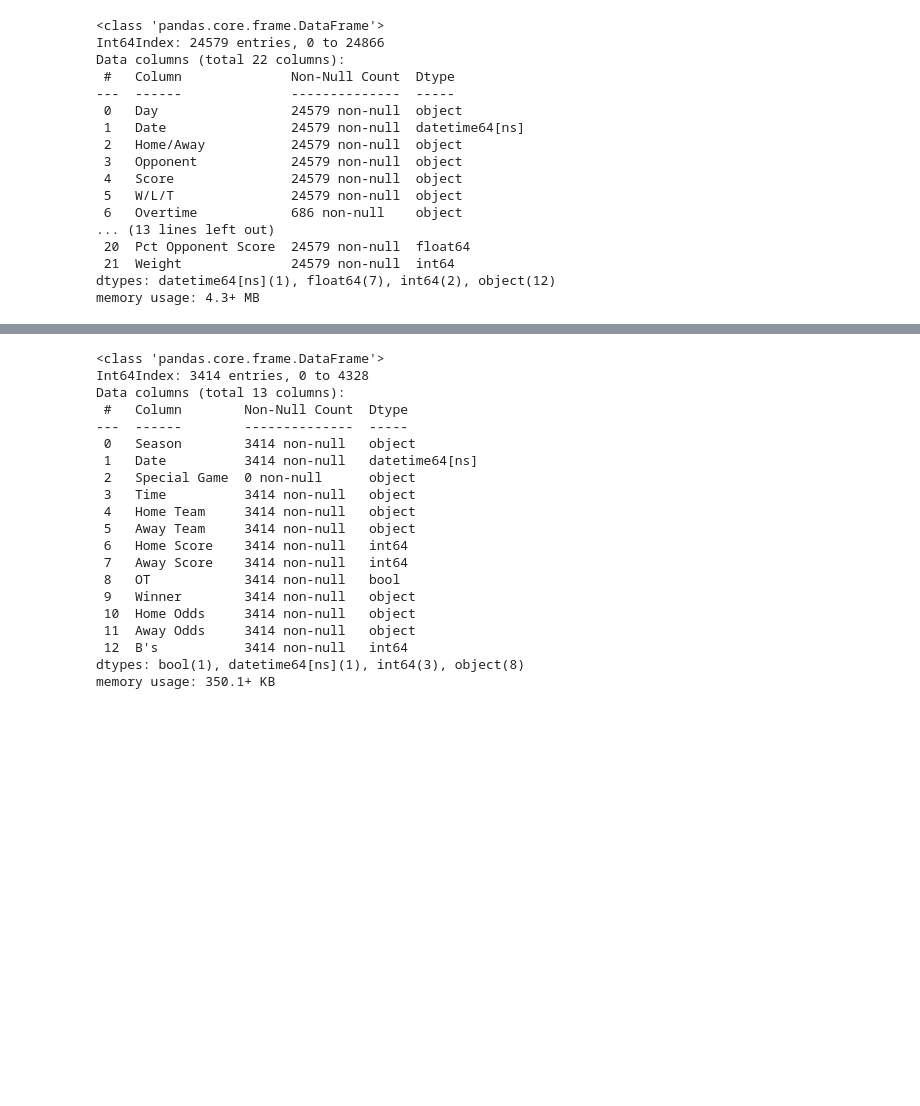
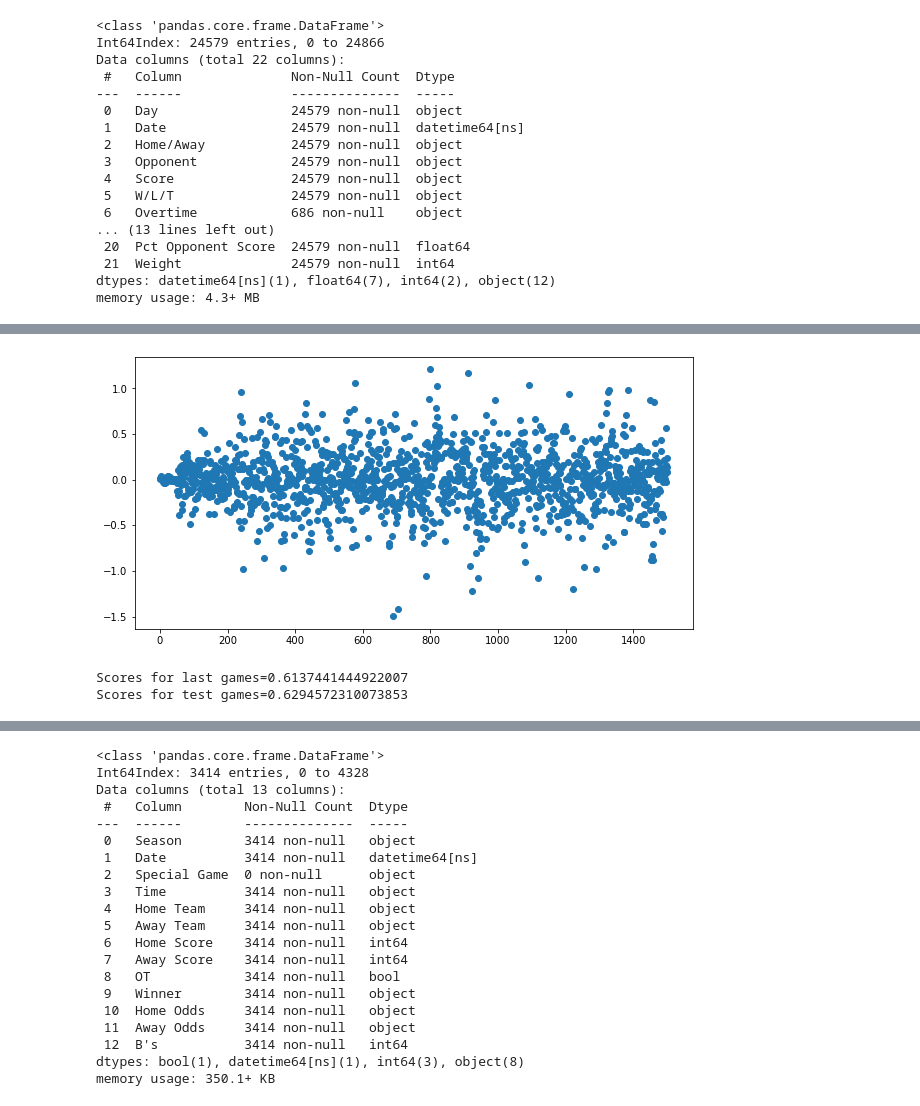
Before and after one commit to Eric-w-H/ORIE4741_Project, a Jupyter notebook: models/last-n-games-scores-only.ipynb, the cells around one changed output, grey strips where cells are left out. Drawn from its saved outputs; the diff is of its cells as text; code cells hidden in the pictures; blank space fills up the shorter version.

```diff
--- a/models/last-n-games-scores-only.ipynb
+++ b/models/last-n-games-scores-only.ipynb
@@ -387,10 +498,10 @@ plt.show()
 # %%
 if do_manual_svc:
-    Cs = np.geomspace(0.01, 15, num=75)
+    Cs = np.geomspace(0.01, 15, num=50)
     scores = []
     for c in Cs:
         model = make_pipeline(dataset_transformer(), svm.LinearSVC(
             dual=False, C=c, max_iter=100_000))
         scores.append(cross_val_score(
-            model, X_cv, y_cv.values.ravel(), cv=5, fit_params={'linearsvc__sample_weight': weight_cv.values.ravel()}, n_jobs=-1))
+            model, X_cv, y_cv.values.ravel(), cv=3, fit_params={'linearsvc__sample_weight': weight_cv.values.ravel()}, n_jobs=-1))
         print(end='.')
@@ -463,23 +592,28 @@ if do_manual_svc:
 if do_manual_svc:
     # Train the best model.
 
-    model = make_pipeline(dataset_transformer(),
+    linear_model = make_pipeline(dataset_transformer(),
                           svm.LinearSVC(dual=False, C=Cs_to_examine[best_mean_idx], max_iter=100_000))
-    model.fit(X_cv, y_cv.values.ravel(),
+    linear_model.fit(X_cv, y_cv.values.ravel(),
               linearsvc__sample_weight=weight_cv.values.ravel())
-    model.score(X_test, y_test.values.ravel())
+    linear_model.score(X_test, y_test.values.ravel())
 # %%
 if do_manual_svc:
-    coefs = model[1].coef_[0]
+    coefs = linear_model[1].coef_[0]
     plt.scatter(x=np.arange(len(coefs)), y=coefs)
     plt.show()
+# %% [output]
+[figure, added]
 # %%
 if do_manual_svc:
-    model.fit(X, y.values.ravel(),
-              linearsvc__sample_weight=weights.values.ravel())
-    confidences = model.decision_function(X)
-    print(f"Scores for last games={model.score(X_chrono_test, y_chrono_test.values.ravel(), weight_chrono_test.values.ravel())}")
-    print(f"Scores for test games={model.score(X_test, y_test.values.ravel(), weight_test.values.ravel())}")
+    linear_model.fit(X_train, y_train.values.ravel(),
+              linearsvc__sample_weight=weight_train.values.ravel())
+    confidences = linear_model.decision_function(X)
+    print(f"Scores for last games={linear_model.score(X_chrono_test, y_chrono_test.values.ravel(), weight_chrono_test.values.ravel())}")
+    print(f"Scores for test games={linear_model.score(X_test, y_test.values.ravel(), weight_test.values.ravel())}")
+# %% [output]
+Scores for last games=0.6137441444922007
+Scores for test games=0.6294572310073853
 # %%
 if do_manual_svc:
     plt.hist(confidences, bins=25)
```
Also changed, not shown: parts of 46 cells of this notebook, 1 other file.
